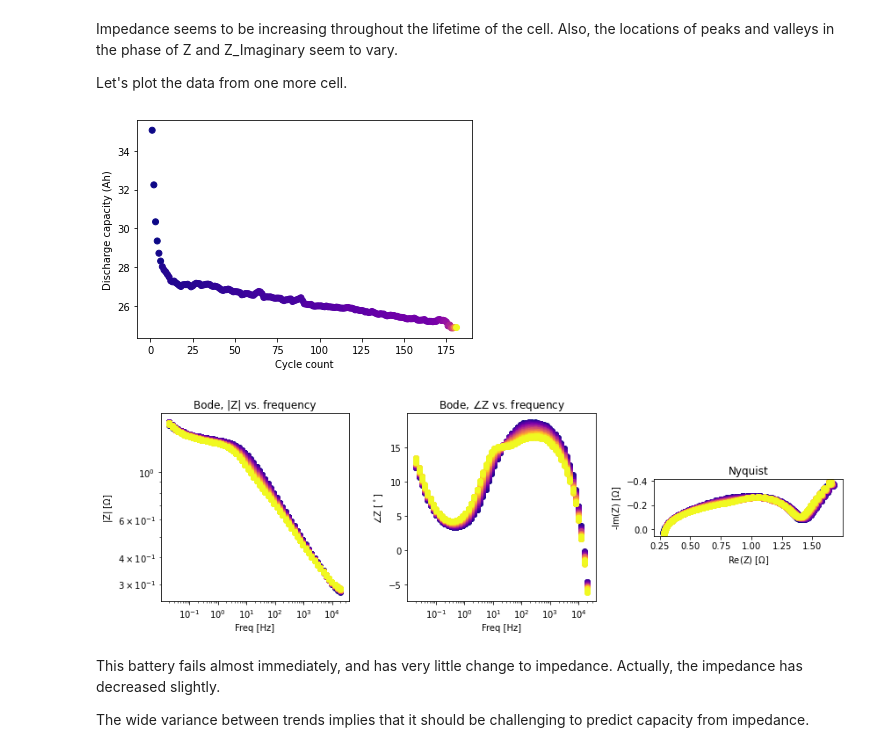
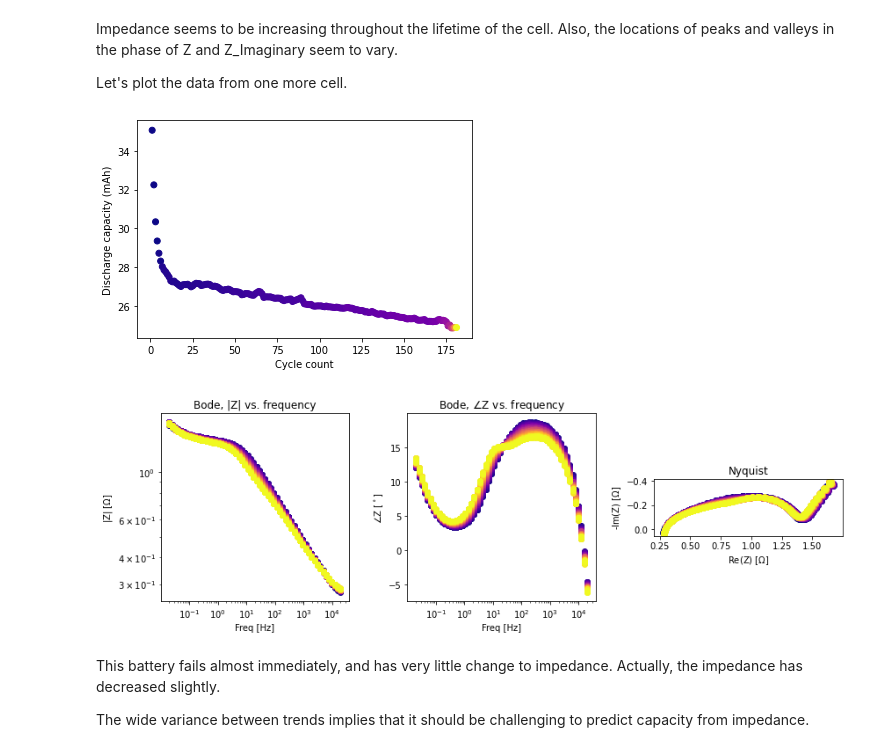
Before and after one commit to battery-data-commons/mrs-sp22-tutorial, a Jupyter notebook: ml_predicting_capacity_with_eis.ipynb, the cells around one changed output. Cells and saved outputs as stored; diff of their text form; code cells hidden in the pictures.

```diff
--- a/ml_predicting_capacity_with_eis.ipynb
+++ b/ml_predicting_capacity_with_eis.ipynb
@@ -10,7 +14,7 @@ import pandas as pd
 from eis.eisplot import plot_eis
 # %%
 # Load data
-eis_data = pd.read_csv("data\data_eis_zhang2020.csv")
+eis_data = pd.read_csv("data/data_eis_zhang2020.csv")
 freq = np.loadtxt("data/freq_eis_zhang2020.csv")
 # %% [markdown]
 ## Processing impedance data
@@ -92,14 +118,14 @@ Let's plot the data from one more cell.
 # %%
 maskSeries = eis_data.seriesIdx == 2
 
 plt.scatter(eis_data.cycle[maskSeries], eis_data.Q[maskSeries],
             c=np.flip(eis_data.Q[maskSeries]), cmap='plasma')
 plt.xlabel('Cycle count')
-plt.ylabel('Discharge capacity (Ah)')
+plt.ylabel('Discharge capacity (mAh)')
 
 plot_eis(freq, eis[maskSeries], cmap='plasma')
 # %% [output]
-[figure, old version]
+[figure, new version]
 [figure]
 # %% [markdown]
 This battery fails almost immediately, and has very little change to impedance. Actually, the impedance has decreased slightly.
```
Also changed, not shown: parts of 18 cells of this notebook.
